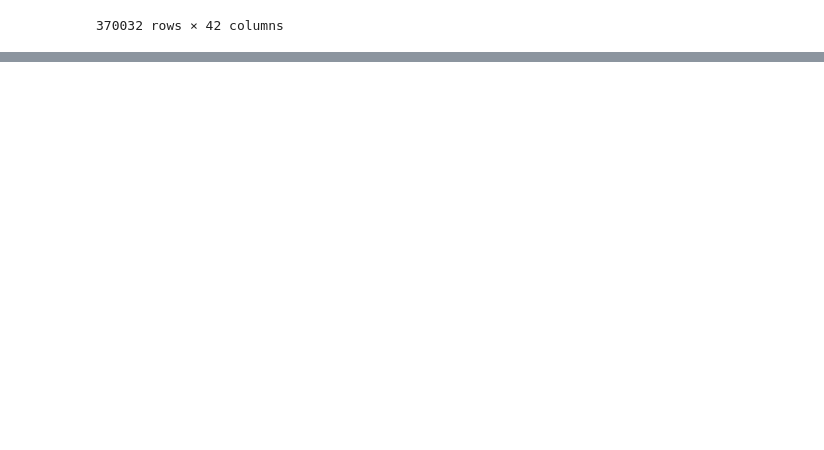
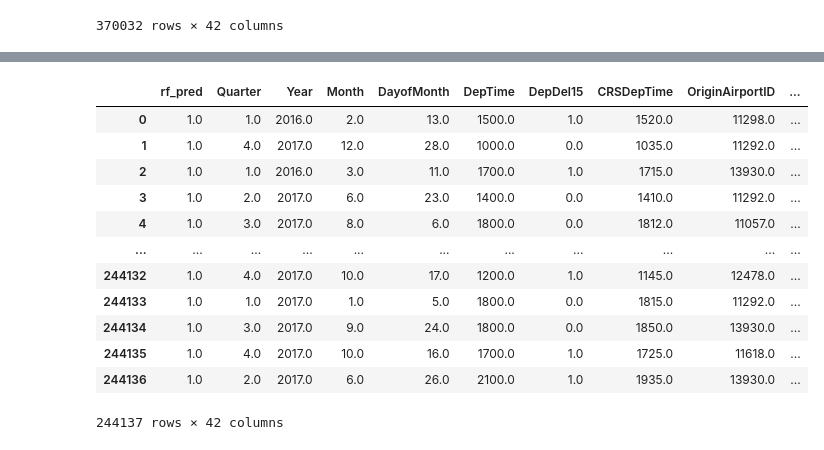
Before and after one commit to AMVamsi/Flight_Delay_Prediction, a Jupyter notebook: Classification.ipynb, the cells around one changed output, grey strips where cells are left out. Cells and saved outputs as stored; diff of their text form; code cells hidden in the pictures; blank space fills up the shorter version.

```diff
--- a/Classification.ipynb
+++ b/Classification.ipynb
@@ -442,0 +459,18 @@ select.to_csv("/Users/msml/Vamsi/SF/SF_Projects/xgt_delay.csv",index=False)
+# %%
+b=pd.DataFrame()
+b=pd.read_csv("/Users/msml/Vamsi/SF/SF_Projects/rf_delay.csv")
+b
+# %% [output]
+|  | rf_pred | Quarter | Year | Month | DayofMonth | DepTime | DepDel15 | CRSDepTime | OriginAirportID | ... |
+| 0 | 1.0 | 1.0 | 2016.0 | 2.0 | 13.0 | 1500.0 | 1.0 | 1520.0 | 11298.0 | ... |
+| 1 | 1.0 | 4.0 | 2017.0 | 12.0 | 28.0 | 1000.0 | 0.0 | 1035.0 | 11292.0 | ... |
+| 2 | 1.0 | 1.0 | 2016.0 | 3.0 | 11.0 | 1700.0 | 1.0 | 1715.0 | 13930.0 | ... |
+| 3 | 1.0 | 2.0 | 2017.0 | 6.0 | 23.0 | 1400.0 | 0.0 | 1410.0 | 11292.0 | ... |
+| 4 | 1.0 | 3.0 | 2017.0 | 8.0 | 6.0 | 1800.0 | 0.0 | 1812.0 | 11057.0 | ... |
+| ... | ... | ... | ... | ... | ... | ... | ... | ... | ... | ... |
+| 244132 | 1.0 | 4.0 | 2017.0 | 10.0 | 17.0 | 1200.0 | 1.0 | 1145.0 | 12478.0 | ... |
+| 244133 | 1.0 | 1.0 | 2017.0 | 1.0 | 5.0 | 1800.0 | 0.0 | 1815.0 | 11292.0 | ... |
+| 244134 | 1.0 | 3.0 | 2017.0 | 9.0 | 24.0 | 1800.0 | 0.0 | 1850.0 | 13930.0 | ... |
+| 244135 | 1.0 | 4.0 | 2017.0 | 10.0 | 16.0 | 1700.0 | 1.0 | 1725.0 | 11618.0 | ... |
+| 244136 | 1.0 | 2.0 | 2017.0 | 6.0 | 26.0 | 2100.0 | 1.0 | 1935.0 | 13930.0 | ... |
+244137 rows × 42 columns
```
Also changed, not shown: parts of 43 cells of this notebook.
